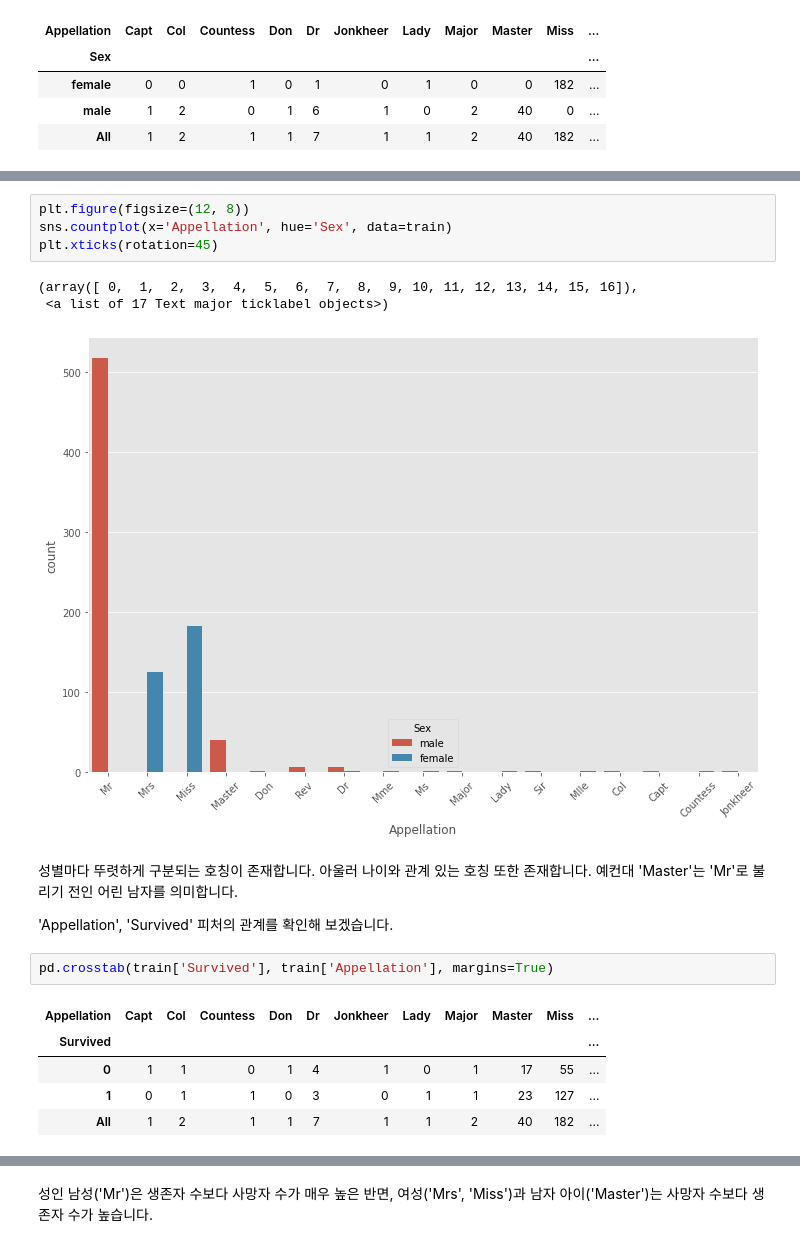
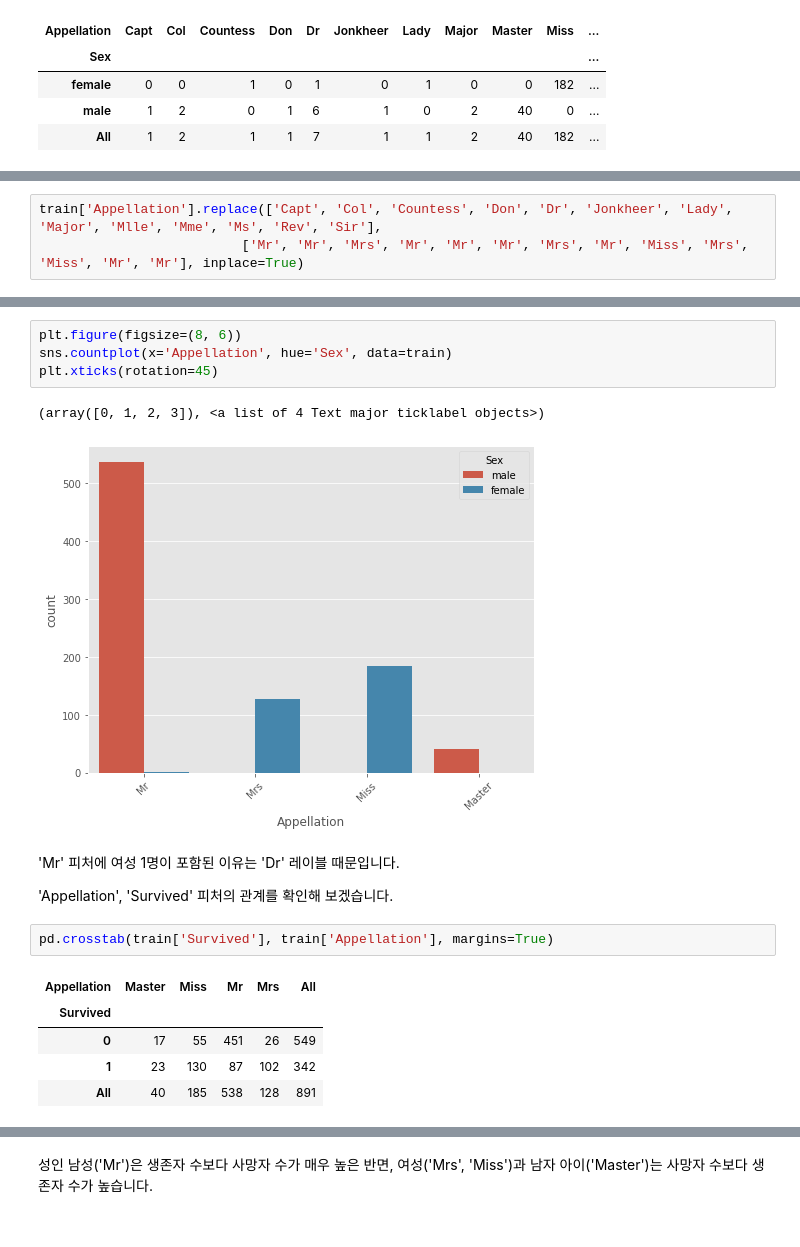
Before and after one commit to LeeSeungwon89/Kaggle_Dacon_Practice, a Jupyter notebook: Titanic_EDA.ipynb, the cells around one changed output, grey strips where cells are left out. Saved outputs shown, nothing was run; the diff lists cells and outputs as text.

```diff
--- a/Titanic_EDA.ipynb
+++ b/Titanic_EDA.ipynb
@@ -277,0 +347,3 @@ pd.crosstab(train['Sex'], train['Appellation'], margins=True)
+# %%
+train['Appellation'].replace(['Capt', 'Col', 'Countess', 'Don', 'Dr', 'Jonkheer', 'Lady', 'Major', 'Mlle', 'Mme', 'Ms', 'Rev', 'Sir'],
+                          ['Mr', 'Mr', 'Mrs', 'Mr', 'Mr', 'Mr', 'Mrs', 'Mr', 'Miss', 'Mrs', 'Miss', 'Mr', 'Mr'], inplace=True)
@@ -278,21 +360,20 @@ pd.crosstab(train['Sex'], train['Appellation'], margins=True)
 # %%
-plt.figure(figsize=(12, 8))
+plt.figure(figsize=(8, 6))
 sns.countplot(x='Appellation', hue='Sex', data=train)
 plt.xticks(rotation=45)
 # %% [output]
-(array([ 0,  1,  2,  3,  4,  5,  6,  7,  8,  9, 10, 11, 12, 13, 14, 15, 16]),
- <a list of 17 Text major ticklabel objects>)
+(array([0, 1, 2, 3]), <a list of 4 Text major ticklabel objects>)
-[figure, old version]
+[figure, new version]
-# %% [markdown]
-성별마다 뚜렷하게 구분되는 호칭이 존재합니다. 아울러 나이와 관계 있는 호칭 또한 존재합니다. 예컨대 'Master'는 'Mr'로 불리기 전인 어린 남자를 의미합니다.
-
-'Appellation', 'Survived' 피처의 관계를 확인해 보겠습니다.
+# %% [markdown]
+'Mr' 피처에 여성 1명이 포함된 이유는 'Dr' 레이블 때문입니다.
+
+'Appellation', 'Survived' 피처의 관계를 확인해 보겠습니다.
 # %%
 pd.crosstab(train['Survived'], train['Appellation'], margins=True)
 # %% [output]
-| Appellation | Capt | Col | Countess | Don | Dr | Jonkheer | Lady | Major | Master | Miss | ... |
-| Survived |  |  |  |  |  |  |  |  |  |  | ... |
-| 0 | 1 | 1 | 0 | 1 | 4 | 1 | 0 | 1 | 17 | 55 | ... |
-| 1 | 0 | 1 | 1 | 0 | 3 | 0 | 1 | 1 | 23 | 127 | ... |
-| All | 1 | 2 | 1 | 1 | 7 | 1 | 1 | 2 | 40 | 182 | ... |
+| Appellation | Master | Miss | Mr | Mrs | All |
+| Survived |  |  |  |  |  |
+| 0 | 17 | 55 | 451 | 26 | 549 |
+| 1 | 23 | 130 | 87 | 102 | 342 |
+| All | 40 | 185 | 538 | 128 | 891 |
 # %%
```
Also changed, not shown: parts of 11 cells of this notebook.
